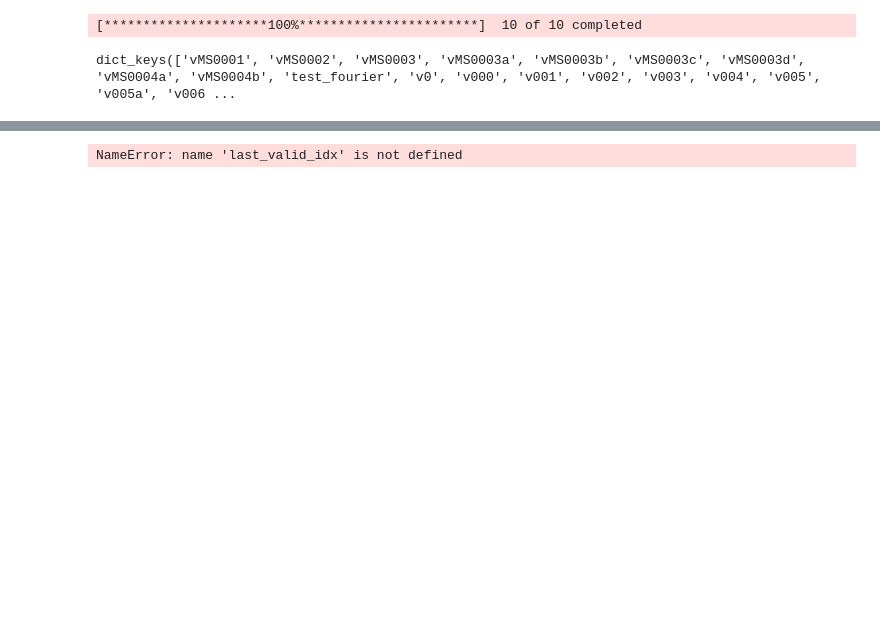
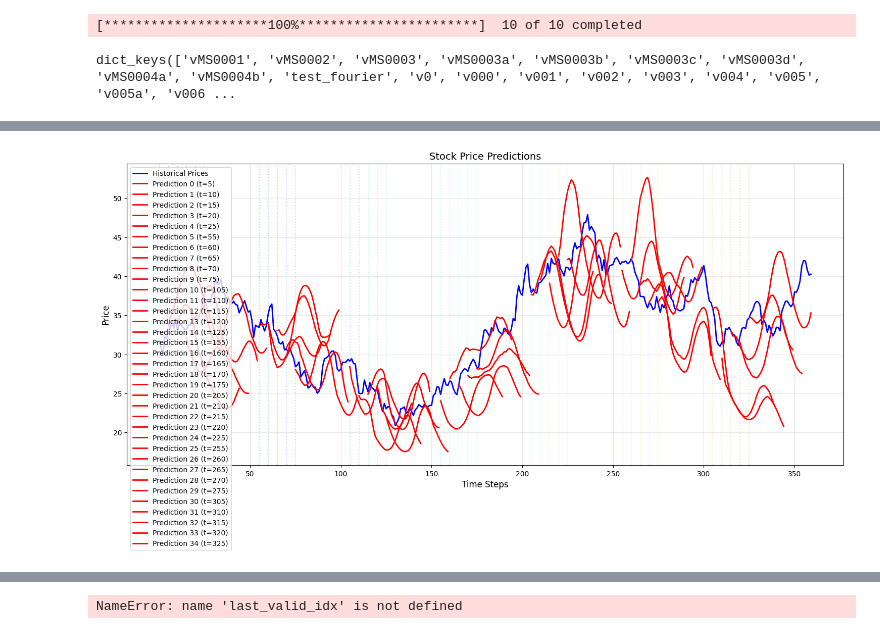
Before and after one commit to voxmenthe/FINPAK, a Jupyter notebook: src/finpak/transformer_predictions/inf_nb.ipynb, the cells around one changed output, grey strips where cells are left out. Saved outputs shown, nothing was run; the diff lists cells and outputs as text; code cells hidden in the pictures; blank space fills up the shorter version.

Commit message:
training starts ok - need to do more testing

```diff
--- a/src/finpak/transformer_predictions/inf_nb.ipynb
+++ b/src/finpak/transformer_predictions/inf_nb.ipynb
@@ -9,7 +9,7 @@ from configs import all_configs
 from ticker_configs import val_tickers_v3
 # %%
 start_date = '1990-01-01'
-end_date = '2024-11-06'
+end_date = '2024-11-15'
 
 # Download historical data for the tickers
 data_df = download_multiple_tickers(val_tickers_v3, start_date, end_date)
@@ -94,0 +220,89 @@ predict_from_checkpoint(
+# %%
+# # # Get the last valid index
+# last_valid_idx = torch.where(torch.isfinite(combined_prices))[0][-1].item()
+# # INDICES = [550, 545, 540, 400, 395, 390, 300, 295, 290, 250, 245, 240, 200, 195, 190, 100, 95, 90, 50, 45, 40, 10, 5, 0] # [50, 10, 5]
+# # INDICES = [x + 100 for x in INDICES]
+# TOP_LEVEL_INDICES = np.arange(0, 400, 50).tolist() # 800
+# INDICES = []
+# for idx in TOP_LEVEL_INDICES:
+#     INDICES.extend([idx - 5, idx - 10, idx - 15, idx - 20, idx - 25])
+# start_indices = [last_valid_idx - ix for ix in INDICES]
+
+n_future_steps = 35
+use_sampling = True
+temperature = 0.01 # 0.08
+CONFIG = all_configs['vMP003a']
+sequence_length = CONFIG['data_params']['sequence_length']
+MODEL_PARAMS = CONFIG['model_params']
+MODEL_PARAMS.pop('dropout', None)
+
+# Add these to model params
+MODEL_PARAMS['d_input'] = d_input
+MODEL_PARAMS['n_outputs'] = n_outputs
+
+
+CHECKPOINT_PATH = 'saved_checkpoints/vMP003a_id_0_arc_v3_tc8_vc4_e413_valloss_0.0009714.pt'
+# Decent models
+# CHECKPOINT_PATH = 'saved_checkpoints/vMP001a_id_0_arc_v3_e277_valloss_0.0004595.pt'
+# CHECKPOINT_PATH = 'vMP002a_final_id_1_arc_v3_e633_valloss_0.0059124.pt'
+# CHECKPOINT_PATH = 'saved_checkpoints/vMP002a_final_id_1_arc_v3_e633_valloss_0.0059124.pt'
+
+# Calculate input dimension based on config
+n_return_features = len(CONFIG['data_params']['return_periods'])
+n_sma_features = len(CONFIG['data_params']['sma_periods'])
+n_momentum_features = len(CONFIG['data_params']['momentum_periods']) if CONFIG['data_params']['use_momentum'] else 0
+n_volatility_features = 1 if CONFIG['data_params']['use_volatility'] else 0
+d_input = n_return_features + n_sma_features #+ n_momentum_features + n_volatility_features
+sma_periods = CONFIG['data_params']['sma_periods']
+return_periods = CONFIG['data_params']['return_periods']
+target_periods = CONFIG['data_params']['target_periods']
+
+# Output dimension is number of target periods
+n_outputs = len(CONFIG['data_params']['target_periods'])
+
+last_valid_idx = torch.where(torch.isfinite(combined_prices))[0][-1].item()
+
+# Calculate required history
+sequence_length = CONFIG['data_params']['sequence_length']  # Make sure this matches your model's sequence_length
+max_lookback = max([
+    max(sma_periods) if sma_periods else 0,
+    max(return_periods),
+    max(target_periods)
+])
+total_required_history = sequence_length + max_lookback
+
+# Generate indices ensuring enough history
+TOP_LEVEL_INDICES = np.arange(0, 400, 50).tolist()
+offsets = [-5, -10, -15, -20, -25]
+INDICES = []
+for base_idx in TOP_LEVEL_INDICES:
+    # Calculate the actual offset from the last valid index
+    for offset in offsets:
+        idx = last_valid_idx - (base_idx + abs(offset))
+        # Only add if we have enough history
+        if idx >= total_required_history:
+            INDICES.append(idx)
+start_indices = [last_valid_idx - ix for ix in INDICES]
+
+
+predict_from_checkpoint(
+    checkpoint_path=CHECKPOINT_PATH,
+    price_series=combined_prices,
+    start_indices=start_indices,
+    n_steps=n_future_steps,
+    model_params=MODEL_PARAMS,
+    sequence_length=sequence_length,
+    return_periods=CONFIG['data_params']['return_periods'],
+    sma_periods=CONFIG['data_params']['sma_periods'],
+    use_multi_horizon=True,
+    stability_threshold=0.015, # Max % daily move - decrease for more stability
+    dampening_factor=0.65,  # Stronger dampening - decrease for more stability
+    ewma_alpha=0.2,  # More smoothing - decrease for more stability
+    horizon_weights=None, # [0.5, 0.5], # [0.3, 0.7],
+    use_forcing=False, # True,
+    forcing_halflife=3.0,
+    temperature=temperature,
+    use_sampling=use_sampling,
+    debug=False,
+)
+# %% [output]
@@ -94,0 +314 @@ predict_from_checkpoint(
+[figure, added]
```
Also changed, not shown: parts of 10 cells of this notebook, 10 other files.
